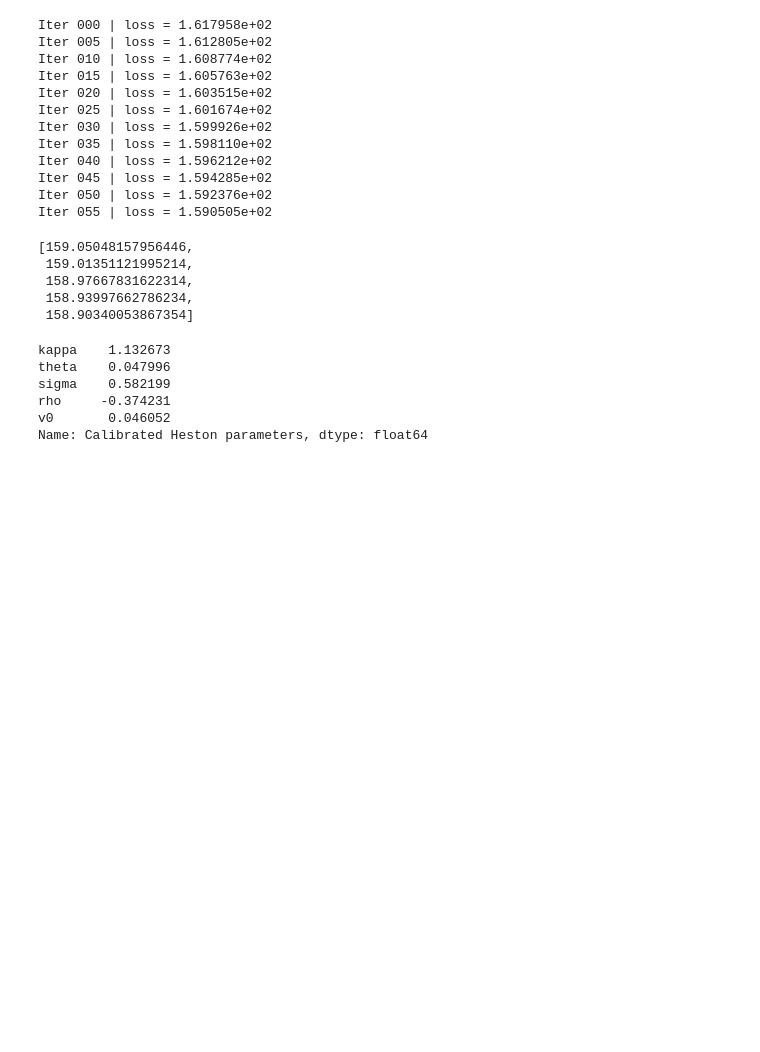
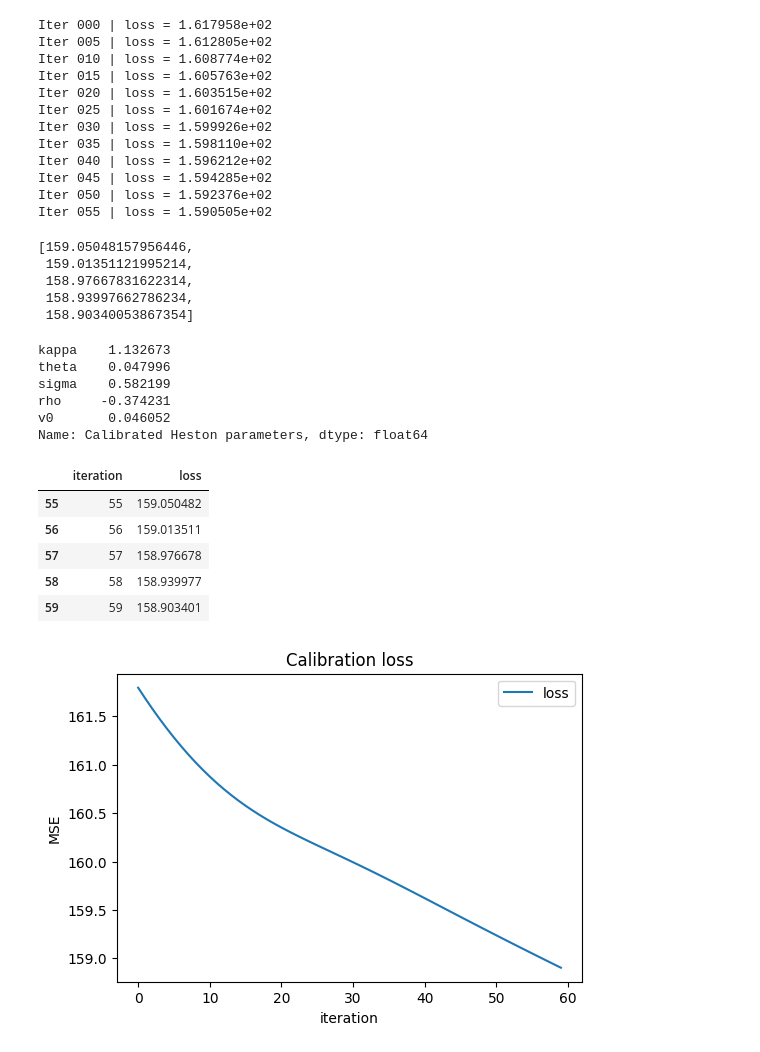
Before and after one commit to nicolassalok1/RepoFinal, a Jupyter notebook: IV_Euro/heston_torch_calibration_from_options_data.ipynb, the cells around one changed output. Drawn from its saved outputs; the diff is of its cells as text; code cells hidden in the pictures; blank space fills up the shorter version.

```diff
--- a/IV_Euro/heston_torch_calibration_from_options_data.ipynb
+++ b/IV_Euro/heston_torch_calibration_from_options_data.ipynb
@@ -207,3 +207,17 @@ sigma    0.582199
 rho     -0.374231
 v0       0.046052
 Name: Calibrated Heston parameters, dtype: float64
+# %%
+# Loss history
+loss_df = pd.DataFrame({'iteration': range(len(history)), 'loss': history})
+display(loss_df.tail())
+ax = loss_df.plot(x='iteration', y='loss', kind='line', figsize=(6,4), title='Calibration loss');
+ax.set_ylabel('MSE');
+# %% [output]
+|  | iteration | loss |
+| 55 | 55 | 159.050482 |
+| 56 | 56 | 159.013511 |
+| 57 | 57 | 158.976678 |
+| 58 | 58 | 158.939977 |
+| 59 | 59 | 158.903401 |
+[figure, added]
```
Also changed, not shown: parts of 1 cell of this notebook.
